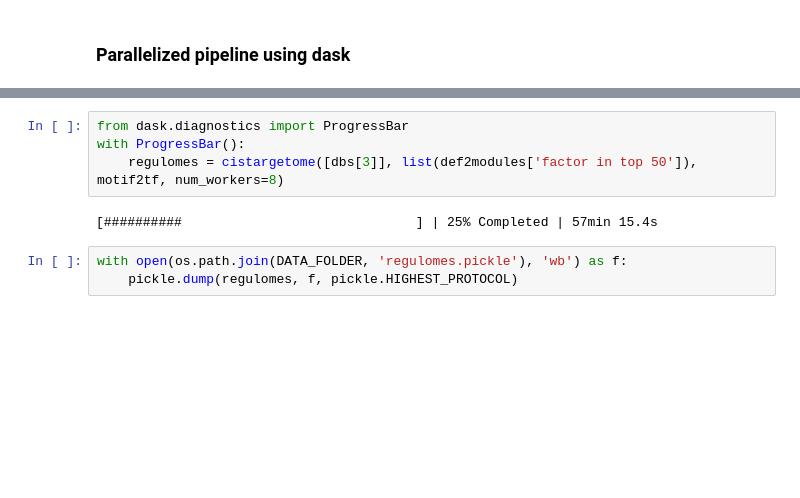
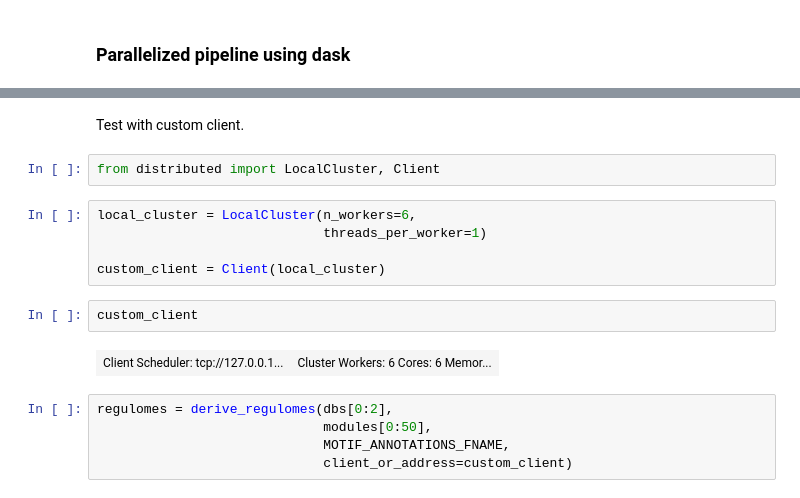
Before and after one commit to aertslab/pySCENIC, a Jupyter notebook: notebooks/pySCENIC - Phase II - Refine regulomes based on cis regulatory footprints.ipynb, the cells around one changed output, grey strips where cells are left out. Drawn from its saved outputs; the diff is of its cells as text; blank space fills up the shorter version.

Commit message:
Support for dask using a distributed scheduler.

```diff
--- a/notebooks/pySCENIC - Phase II - Refine regulomes based on cis regulatory footprints.ipynb
+++ b/notebooks/pySCENIC - Phase II - Refine regulomes based on cis regulatory footprints.ipynb
@@ -175,9 +163,18 @@ result
-# %%
-from dask.diagnostics import ProgressBar
-with ProgressBar():
-    regulomes = cistargetome([dbs[3]], list(def2modules['factor in top 50']), motif2tf, num_workers=8)
-# %% [output]
-[##########                              ] | 25% Completed | 57min 15.4s
-# %%
-with open(os.path.join(DATA_FOLDER, 'regulomes.pickle'), 'wb') as f:
-    pickle.dump(regulomes, f, pickle.HIGHEST_PROTOCOL)
+# %% [markdown]
+Test with custom client.
+# %%
+from distributed import LocalCluster, Client
+# %%
+local_cluster = LocalCluster(n_workers=6,
+                             threads_per_worker=1)
+
+custom_client = Client(local_cluster)
+# %%
+custom_client
+# %% [output]
+| Client Scheduler: tcp://127.0.0.1... | Cluster Workers: 6 Cores: 6 Memor... |
+# %%
+regulomes = derive_regulomes(dbs[0:2],
+                             modules[0:50],
+                             MOTIF_ANNOTATIONS_FNAME,
+                             client_or_address=custom_client)
```
Also changed, not shown: parts of 24 cells of this notebook, 3 other files.
